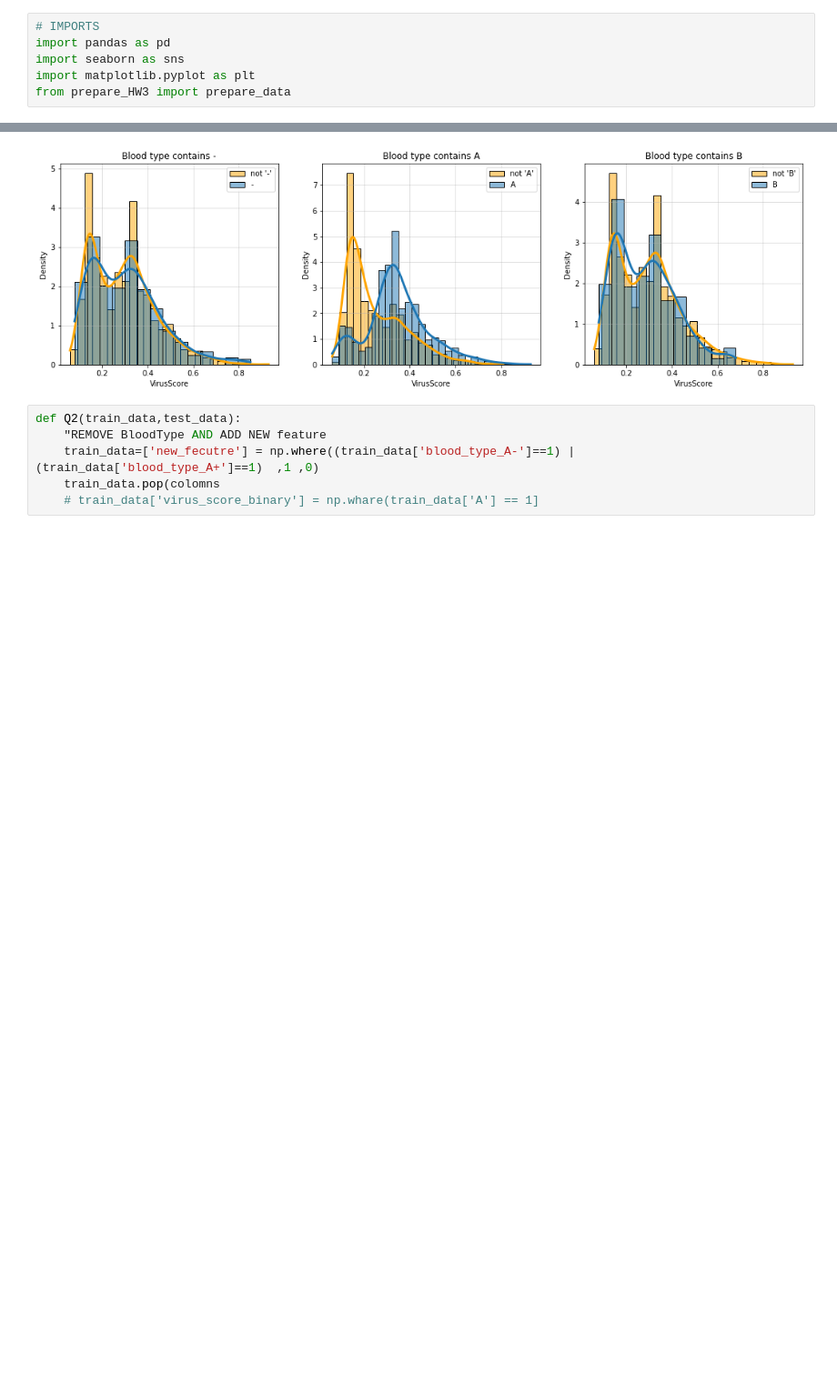
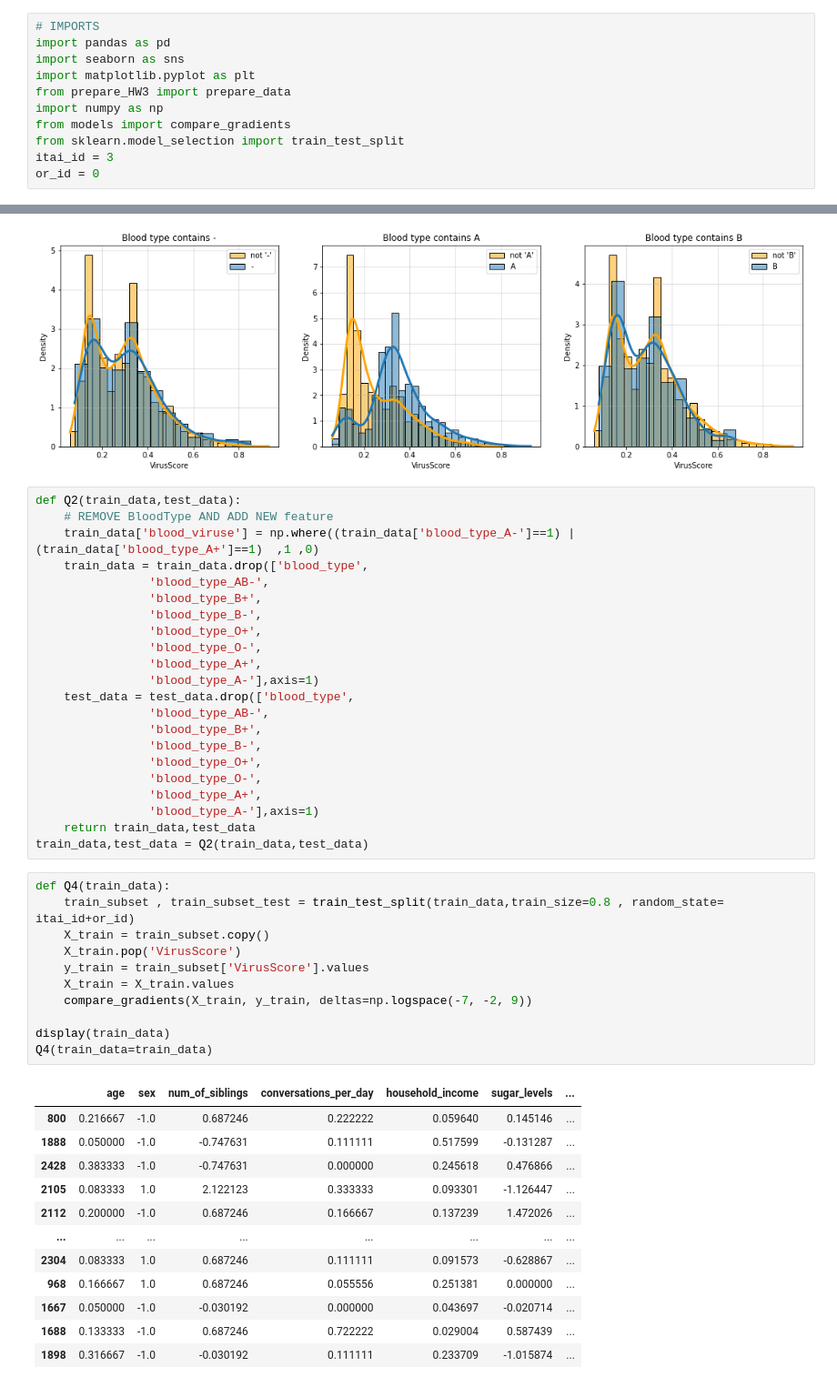
Before and after one commit to orrLani/ML3, a Jupyter notebook: jupyter.ipynb, the cells around one changed output, grey strips where cells are left out. Shown: that part at 91% size. Saved outputs shown, nothing was run; the diff lists cells and outputs as text; blank space fills up the shorter version.

```diff
--- a/jupyter.ipynb
+++ b/jupyter.ipynb
@@ -4,6 +4,11 @@ import pandas as pd
 import seaborn as sns
 import matplotlib.pyplot as plt
 from prepare_HW3 import prepare_data
+import numpy as np
+from models import compare_gradients
+from sklearn.model_selection import train_test_split
+itai_id = 3
+or_id = 0
 # %%
 data = pd.read_csv("virus_labeled.csv")
 train_data, test_data = prepare_data(data)
@@ -26,7 +31,47 @@ Q1(train_data=train_data)
 [figure]
 # %%
 def Q2(train_data,test_data):
-    "REMOVE BloodType AND ADD NEW feature
-    train_data=['new_fecutre'] = np.where((train_data['blood_type_A-']==1) | (train_data['blood_type_A+']==1)  ,1 ,0)
-    train_data.pop(colomns
-    # train_data['virus_score_binary'] = np.whare(train_data['A'] == 1]
+    # REMOVE BloodType AND ADD NEW feature
+    train_data['blood_viruse'] = np.where((train_data['blood_type_A-']==1) | (train_data['blood_type_A+']==1)  ,1 ,0)
+    train_data = train_data.drop(['blood_type',
+                'blood_type_AB-',
+                'blood_type_B+',
+                'blood_type_B-',
+                'blood_type_O+',
+                'blood_type_O-',
+                'blood_type_A+',
+                'blood_type_A-'],axis=1)
+    test_data = test_data.drop(['blood_type',
+                'blood_type_AB-',
+                'blood_type_B+',
+                'blood_type_B-',
+                'blood_type_O+',
+                'blood_type_O-',
+                'blood_type_A+',
+                'blood_type_A-'],axis=1)
+    return train_data,test_data
+train_data,test_data = Q2(train_data,test_data)
+# %%
+def Q4(train_data):
+    train_subset , train_subset_test = train_test_split(train_data,train_size=0.8 , random_state= itai_id+or_id)
+    X_train = train_subset.copy()
+    X_train.pop('VirusScore')
+    y_train = train_subset['VirusScore'].values
+    X_train = X_train.values
+    compare_gradients(X_train, y_train, deltas=np.logspace(-7, -2, 9))
+
+display(train_data)
+Q4(train_data=train_data)
+# %% [output]
+|  | age | sex | num_of_siblings | conversations_per_day | household_income | sugar_levels | ... |
+| 800 | 0.216667 | -1.0 | 0.687246 | 0.222222 | 0.059640 | 0.145146 | ... |
+| 1888 | 0.050000 | -1.0 | -0.747631 | 0.111111 | 0.517599 | -0.131287 | ... |
+| 2428 | 0.383333 | -1.0 | -0.747631 | 0.000000 | 0.245618 | 0.476866 | ... |
+| 2105 | 0.083333 | 1.0 | 2.122123 | 0.333333 | 0.093301 | -1.126447 | ... |
+| 2112 | 0.200000 | -1.0 | 0.687246 | 0.166667 | 0.137239 | 1.472026 | ... |
+| ... | ... | ... | ... | ... | ... | ... | ... |
+| 2304 | 0.083333 | 1.0 | 0.687246 | 0.111111 | 0.091573 | -0.628867 | ... |
+| 968 | 0.166667 | 1.0 | 0.687246 | 0.055556 | 0.251381 | 0.000000 | ... |
+| 1667 | 0.050000 | -1.0 | -0.030192 | 0.000000 | 0.043697 | -0.020714 | ... |
+| 1688 | 0.133333 | -1.0 | 0.687246 | 0.722222 | 0.029004 | 0.587439 | ... |
+| 1898 | 0.316667 | -1.0 | -0.030192 | 0.111111 | 0.233709 | -1.015874 | ... |
```
Also changed, not shown: parts of 1 cell of this notebook, 2 other files.
